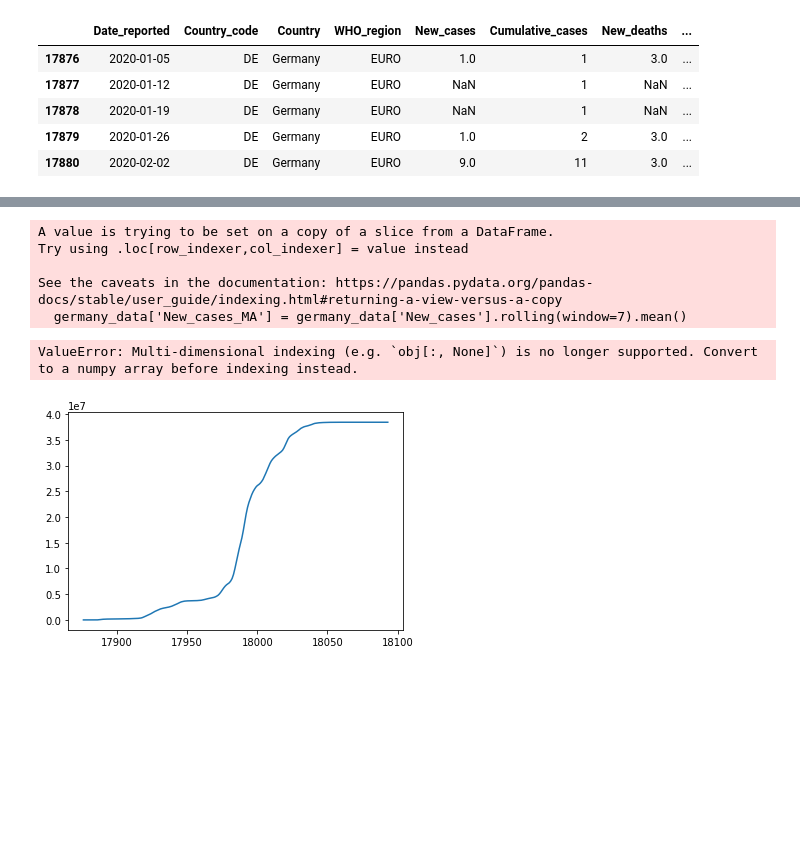
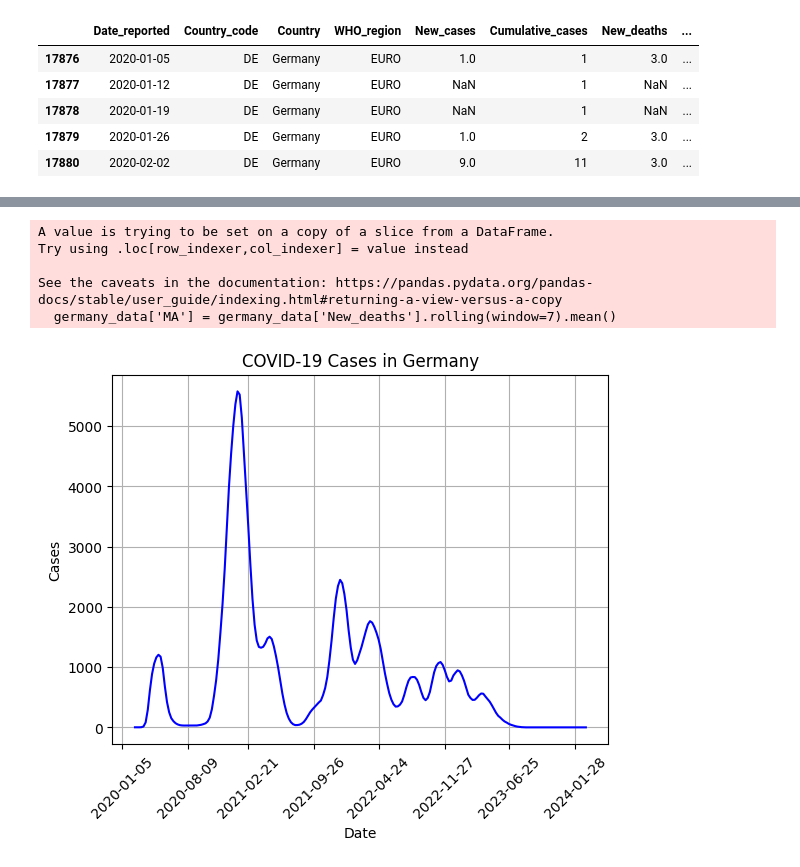
Before and after one commit to moleh13/EC48E, a Jupyter notebook: hw2/EC48E_PS2.ipynb, the cells around one changed output, grey strips where cells are left out. Drawn from its saved outputs; the diff is of its cells as text; code cells hidden in the pictures; blank space fills up the shorter version.

```diff
--- a/hw2/EC48E_PS2.ipynb
+++ b/hw2/EC48E_PS2.ipynb
@@ -377,3 +382,10 @@ display(germany_data.head())
 | 17878 | 2020-01-19 | DE | Germany | EURO | NaN | 1 | NaN | ... |
 | 17879 | 2020-01-26 | DE | Germany | EURO | 1.0 | 2 | 3.0 | ... |
 | 17880 | 2020-02-02 | DE | Germany | EURO | 9.0 | 11 | 3.0 | ... |
+# %%
+# Convert NaN at New_deaths to 0
+germany_data['New_deaths'] = germany_data['New_deaths'].fillna(0)
+
+# Print cumulative cases in Germany day by day
+germany_data['New_deaths'] = germany_data['New_deaths'].astype(int)
+germany_data['New_deaths']
@@ -380,29 +415,26 @@ display(germany_data.head())
 # %%
+import matplotlib.dates as mdates
+
+# Calculate 7-day moving average
+germany_data['MA'] = germany_data['New_deaths'].rolling(window=7).mean()
+
 #Plot cumulative cases
-plt.plot(germany_data['Date_reported'], germany_data['Cumulative_cases'], label='Cumulative Cases')
+plt.plot(germany_data['Date_reported'],germany_data['MA'], label='Cumulative Cases', color="blue")
 
-# Calculate 7-day moving average for new cases
-germany_data['New_cases_MA'] = germany_data['New_cases'].rolling(window=7).mean()
-
-# Plot moving average
-plt.plot(germany_data['Date_reported'], germany_data['Cumulative_cases'], label='7-Day Moving Average', color='red')
+# Show dates on x-axis in a readable format
+plt.gca().xaxis.set_major_locator(mdates.MonthLocator())
 
 # Add labels and title
 plt.title('COVID-19 Cases in Germany')
 plt.xlabel('Date')
 plt.ylabel('Cases')
 plt.xticks(rotation=45)
 plt.grid(True)
-plt.legend()
-
-# Show plot
-plt.tight_layout()
 plt.show()
 # %% [output]
 A value is trying to be set on a copy of a slice from a DataFrame.
 Try using .loc[row_indexer,col_indexer] = value instead
 
 See the caveats in the documentation: https://pandas.pydata.org/pandas-docs/stable/user_guide/indexing.html#returning-a-view-versus-a-copy
-  germany_data['New_cases_MA'] = germany_data['New_cases'].rolling(window=7).mean()
+  germany_data['MA'] = germany_data['New_deaths'].rolling(window=7).mean()
-ValueError: Multi-dimensional indexing (e.g. `obj[:, None]`) is no longer supported. Convert to a numpy array before indexing instead.
-[figure, old version]
+[figure, new version]
```
Also changed, not shown: parts of 6 cells of this notebook.
